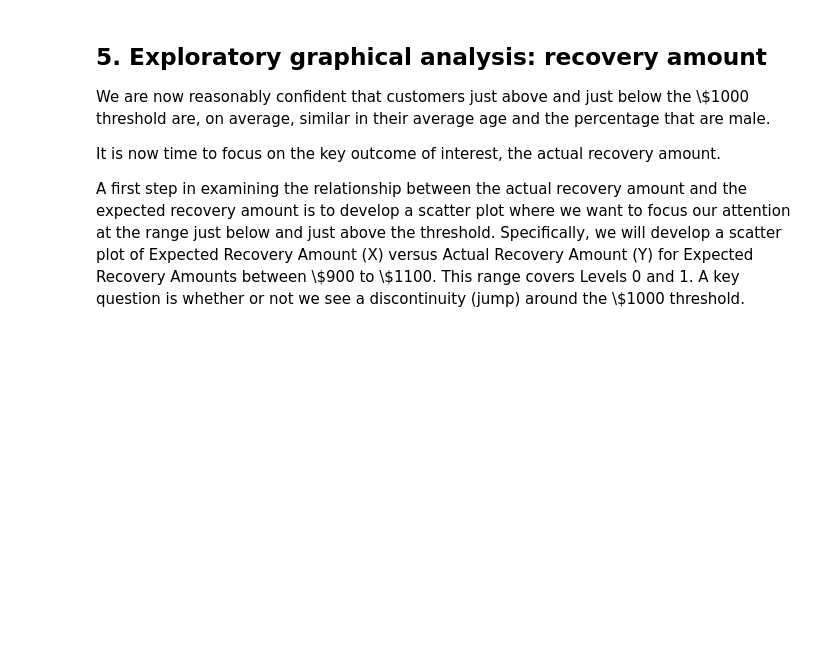
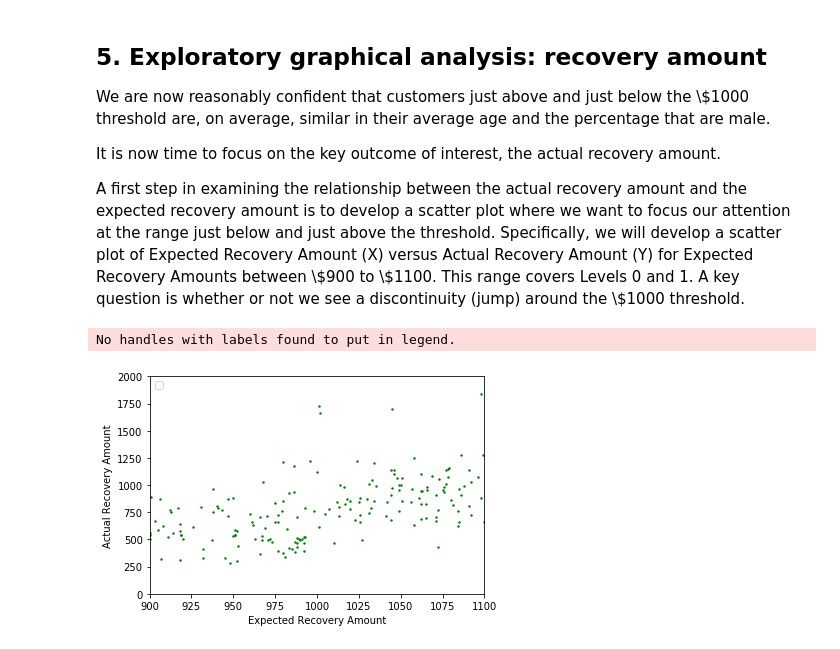
Before and after one commit to HermawanHermawan/debts-analysis, a Jupyter notebook: debts-analysis.ipynb, the cells around one changed output. Saved outputs shown, nothing was run; the diff lists cells and outputs as text; code cells hidden in the pictures; blank space fills up the shorter version.

```diff
--- a/debts-analysis.ipynb
+++ b/debts-analysis.ipynb
@@ -94,3 +94,15 @@ Level 1 Recovery       39    55
 <p>We are now reasonably confident that customers just above and just below the \$1000 threshold are, on average, similar in their average age and the percentage that are male.  </p>
 <p>It is now time to focus on the key outcome of interest, the actual recovery amount.</p>
 <p>A first step in examining the relationship between the actual recovery amount and the expected recovery amount is to develop a scatter plot where we want to focus our attention at the range just below and just above the threshold. Specifically, we will develop a scatter plot of  Expected Recovery Amount (X) versus Actual Recovery Amount (Y) for Expected Recovery Amounts between \$900 to \$1100.  This range covers Levels 0 and 1.  A key question is whether or not we see a discontinuity (jump) around the \$1000 threshold.</p>
+# %%
+# Scatter plot of Actual Recovery Amount vs. Expected Recovery Amount
+plt.scatter(x=df['expected_recovery_amount'], y=df['actual_recovery_amount'], c="g", s=2)
+plt.xlim(900, 1100)
+plt.ylim(0, 2000)
+plt.xlabel("Expected Recovery Amount")
+plt.ylabel("Actual Recovery Amount")
+plt.legend(loc=2)
+plt.show()
+# %% [output]
+No handles with labels found to put in legend.
+[figure, added]
```
Also changed, not shown: parts of 8 cells of this notebook.
